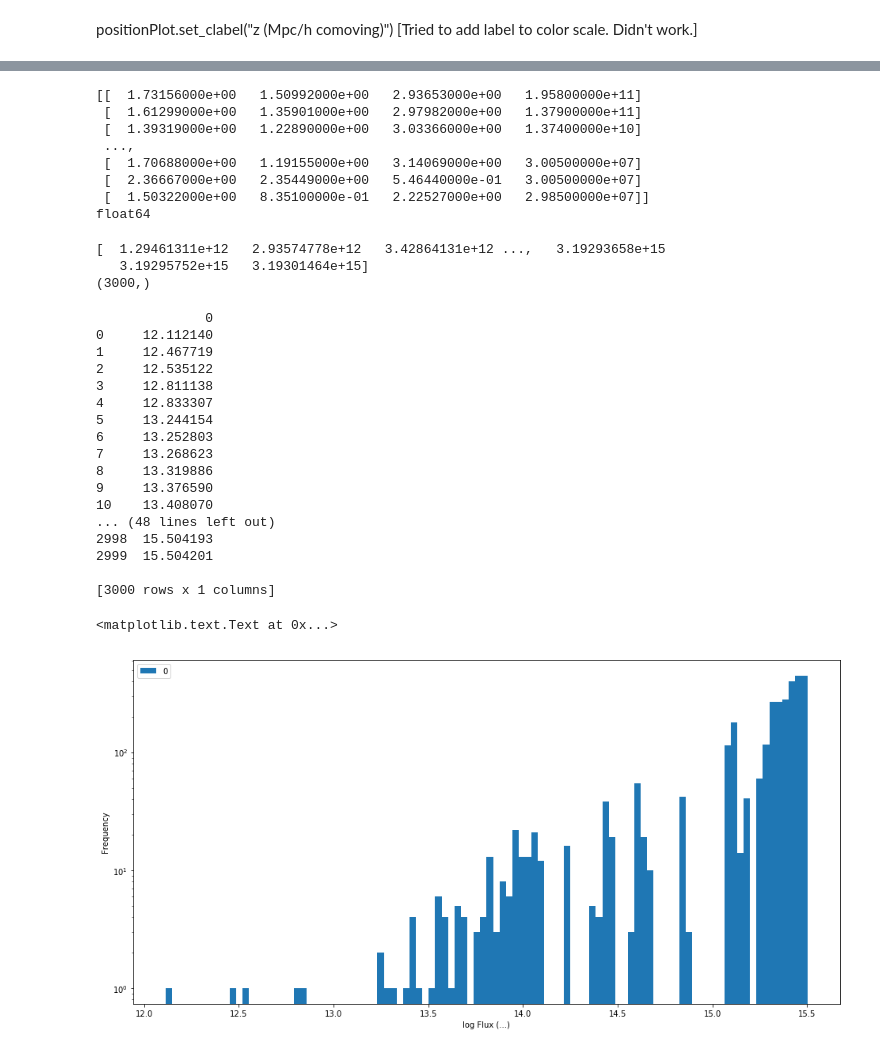
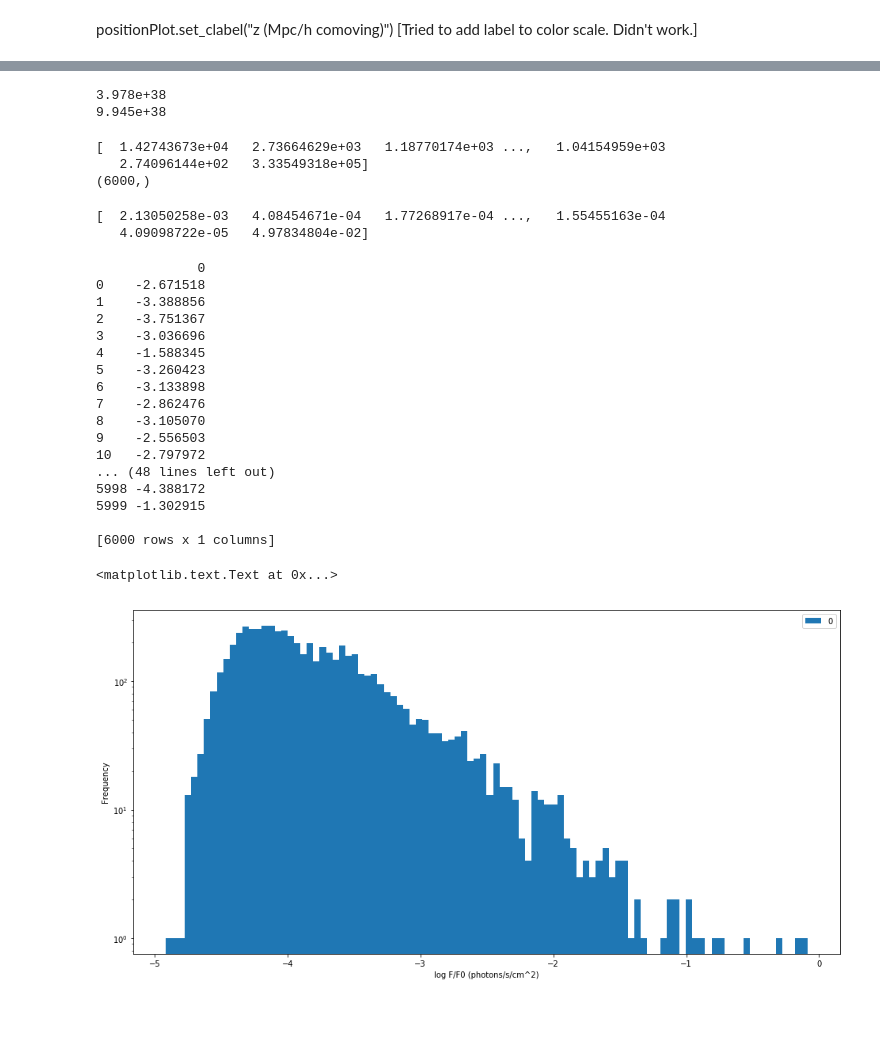
Before and after one commit to jortiz630/Dark-Matter-Tree-Data, a Jupyter notebook: DMDataAnalysis_py2.ipynb, the cells around one changed output, grey strips where cells are left out. Drawn from its saved outputs; the diff is of its cells as text; code cells hidden in the pictures; blank space fills up the shorter version.

```diff
--- a/DMDataAnalysis_py2.ipynb
+++ b/DMDataAnalysis_py2.ipynb
@@ -183,21 +203,15 @@ def Flux(a,b,c,x,y,z,mass):
-# %%
-halosPractice = halosAtScale0_2[:3000]
-halosPractice = halosPractice[['x(17)','y(18)','z(19)','mvir(10)']].values
-print halosPractice
-print halosPractice.dtype
-# %% [output]
-[[  1.73156000e+00   1.50992000e+00   2.93653000e+00   1.95800000e+11]
- [  1.61299000e+00   1.35901000e+00   2.97982000e+00   1.37900000e+11]
- [  1.39319000e+00   1.22890000e+00   3.03366000e+00   1.37400000e+10]
- ...,
- [  1.70688000e+00   1.19155000e+00   3.14069000e+00   3.00500000e+07]
- [  2.36667000e+00   2.35449000e+00   5.46440000e-01   3.00500000e+07]
- [  1.50322000e+00   8.35100000e-01   2.22527000e+00   2.98500000e+07]]
-float64
+# %%
+mSun = 1.989e+30
+print mSun*(2e+08)
+print mSun*(5e+08)
+# %% [output]
+3.978e+38
+9.945e+38
 # %%
 fluxResults = []
-fluxSum = 0
+
 for i, j, k, mass in halosPractice:
+    fluxSum = 0
     for x, y, z, massValue in halosPractice:
         # print i,j,k,x,y,z, massValue, radiusSquared(i,j,k,x,y,z)
         if (radiusSquared(i,j,k,x,y,z) == 0):
@@ -205,40 +219,48 @@ for i, j, k, mass in halosPractice:
         else:
             fluxTemp = Flux(i,j,k,x,y,z,massValue)
             # print 'fluxTemp:', fluxTemp
-            fluxSum = fluxSum + fluxTemp
+            fluxSum += fluxTemp
     # print fluxSum
     fluxResults.append(fluxSum)
 fluxResults = np.array(fluxResults)
 print fluxResults
 print fluxResults.shape
 # %% [output]
-[  1.29461311e+12   2.93574778e+12   3.42864131e+12 ...,   3.19293658e+15
-   3.19295752e+15   3.19301464e+15]
-(3000,)
+[  1.42743673e+04   2.73664629e+03   1.18770174e+03 ...,   1.04154959e+03
+   2.74096144e+02   3.33549318e+05]
+(6000,)
+# %%
+flux0 = 6.7e+06
+fluxResultsNew = fluxResults*(1/flux0)
+print fluxResultsNew
+# %% [output]
+[  2.13050258e-03   4.08454671e-04   1.77268917e-04 ...,   1.55455163e-04
+   4.09098722e-05   4.97834804e-02]
 # %%
-fluxLogs = pd.DataFrame(data = np.log10(fluxResults))
+fluxLogs = pd.DataFrame(data = np.log10(fluxResultsNew))
+# fluxLogsPlot = fluxLogs[(fluxLogs[0]>3.978e+38) & (fluxLogs[0]<9.945e+38)]
 print fluxLogs
 # %% [output]
-              0
-0     12.112140
-1     12.467719
-2     12.535122
-3     12.811138
-4     12.833307
-5     13.244154
-6     13.252803
-7     13.268623
-8     13.319886
-9     13.376590
-10    13.408070
+             0
+0    -2.671518
+1    -3.388856
+2    -3.751367
+3    -3.036696
+4    -1.588345
+5    -3.260423
+6    -3.133898
+7    -2.862476
+8    -3.105070
+9    -2.556503
+10   -2.797972
 ... (48 lines left out)
-2998  15.504193
-2999  15.504201
+5998 -4.388172
+5999 -1.302915
 
-[3000 rows x 1 columns]
+[6000 rows x 1 columns]
 # %%
 fluxPlot = fluxLogs.plot.hist(bins = 100, figsize = (16,8), logy = True, histtype = 'bar')
-fluxPlot.set_xlabel("log Flux (...)") # Histogram of log of DM flux.
+fluxPlot.set_xlabel("log F/F0 (photons/s/cm^2)") # Histogram of log of DM flux.
 # %% [output]
 <matplotlib.text.Text at 0x...>
-[figure, old version]
+[figure, new version]
```
Also changed, not shown: parts of 14 cells of this notebook.
